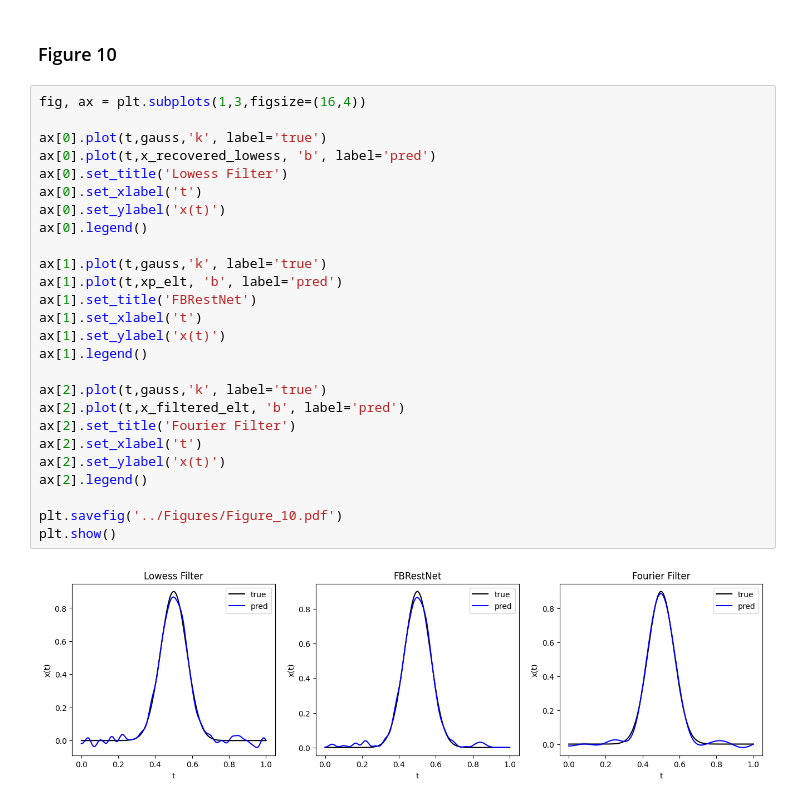
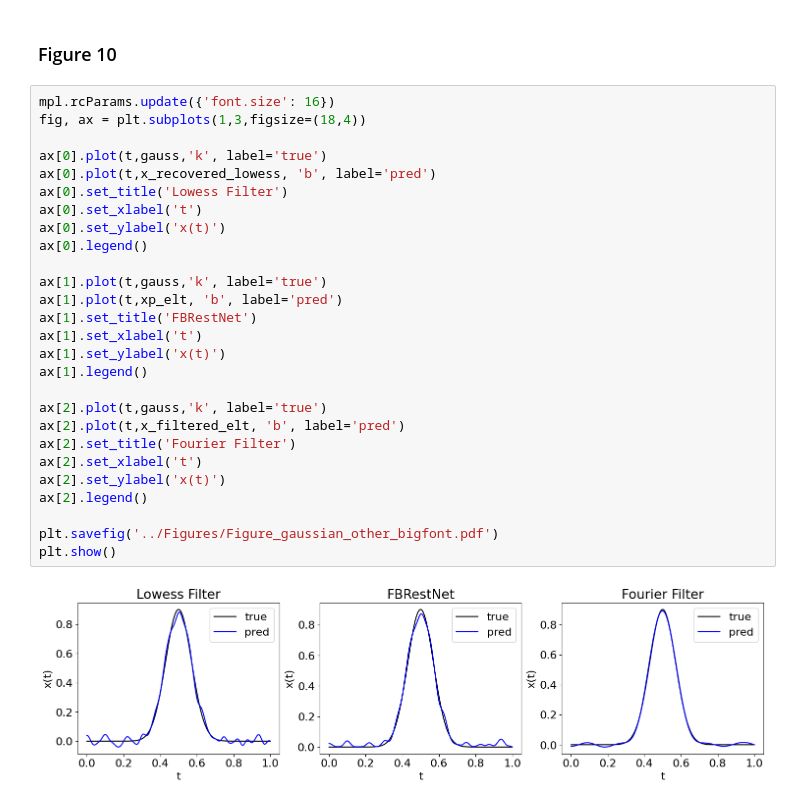
Before and after one commit to CentofantiEze/FBResNet, a Jupyter notebook: notebooks/figure_10_test_gauss.ipynb, the cells around one changed output. Cells and saved outputs as stored; diff of their text form.

Commit message:
Update figures with bigger fontsize.

```diff
--- a/notebooks/figure_10_test_gauss.ipynb
+++ b/notebooks/figure_10_test_gauss.ipynb
@@ -126,30 +126,31 @@ plt.plot(t,x_recovered_lowess)
 # %% [markdown]
 ### Figure 10
 # %%
-fig, ax = plt.subplots(1,3,figsize=(16,4))
+mpl.rcParams.update({'font.size': 16})
+fig, ax = plt.subplots(1,3,figsize=(18,4))
 
 ax[0].plot(t,gauss,'k', label='true')
 ax[0].plot(t,x_recovered_lowess, 'b', label='pred')
 ax[0].set_title('Lowess Filter')
 ax[0].set_xlabel('t')
 ax[0].set_ylabel('x(t)')
 ax[0].legend()
 
 ax[1].plot(t,gauss,'k', label='true')
 ax[1].plot(t,xp_elt, 'b', label='pred')
 ax[1].set_title('FBRestNet')
 ax[1].set_xlabel('t')
 ax[1].set_ylabel('x(t)')
 ax[1].legend()
 
 ax[2].plot(t,gauss,'k', label='true')
 ax[2].plot(t,x_filtered_elt, 'b', label='pred')
 ax[2].set_title('Fourier Filter')
 ax[2].set_xlabel('t')
 ax[2].set_ylabel('x(t)')
 ax[2].legend()
 
-plt.savefig('../Figures/Figure_10.pdf')
+plt.savefig('../Figures/Figure_gaussian_other_bigfont.pdf')
 plt.show()
 # %% [output]
-[figure, old version]
+[figure, new version]
```
Also changed, not shown: parts of 3 cells of this notebook, 8 other files.
